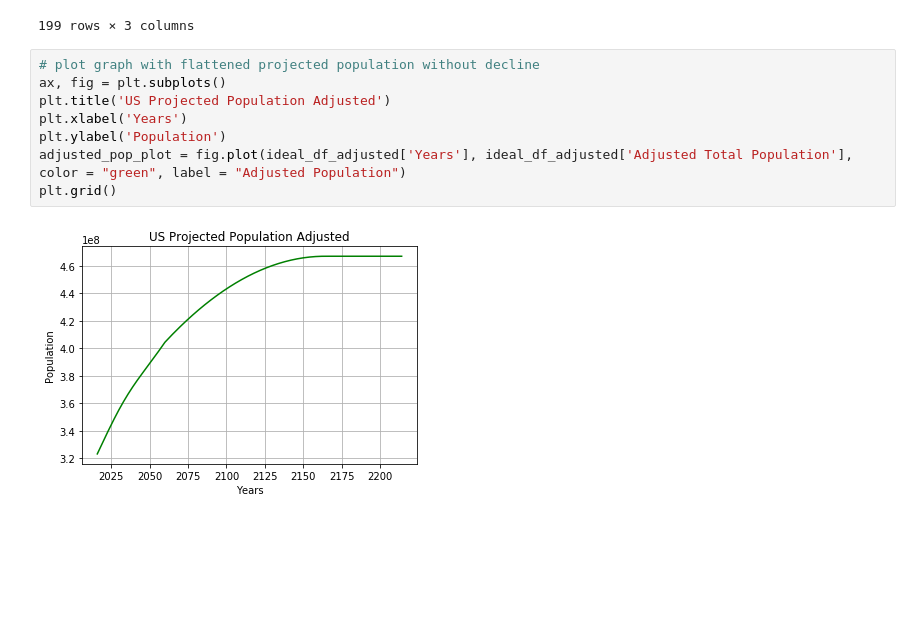
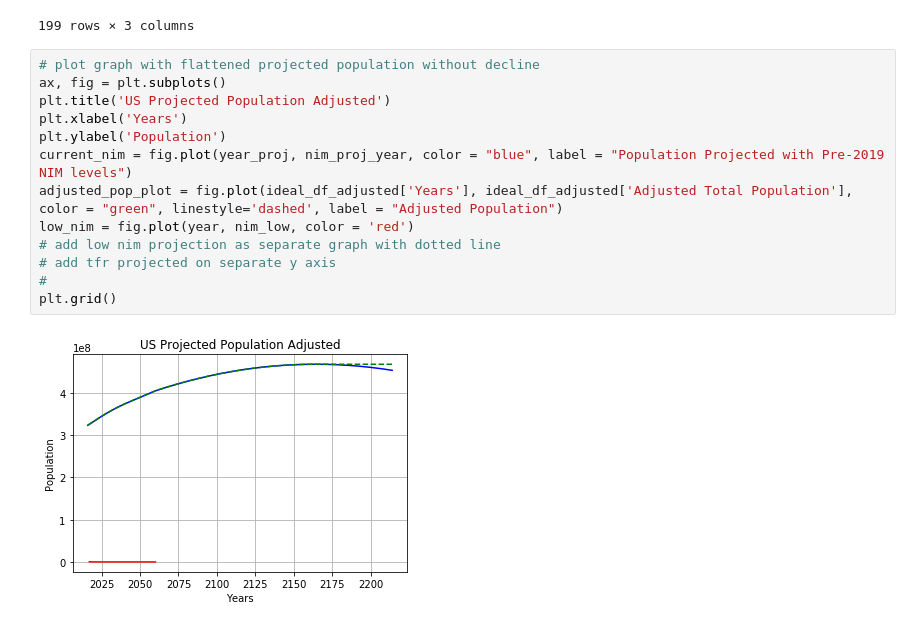
Before and after one commit to plowden/project-1-group-6, a Jupyter notebook: Net International Migration.ipynb, the cells around one changed output. Cells and saved outputs as stored; diff of their text form; blank space fills up the shorter version.

Commit message:
projected flat pop

```diff
--- a/Net International Migration.ipynb
+++ b/Net International Migration.ipynb
@@ -601,10 +602,15 @@ ideal_df_adjusted
 # %%
 # plot graph with flattened projected population without decline
 ax, fig = plt.subplots()
 plt.title('US Projected Population Adjusted')
 plt.xlabel('Years')
 plt.ylabel('Population')
-adjusted_pop_plot = fig.plot(ideal_df_adjusted['Years'], ideal_df_adjusted['Adjusted Total Population'], color = "green", label = "Adjusted Population")
+current_nim = fig.plot(year_proj, nim_proj_year, color = "blue", label = "Population Projected with Pre-2019 NIM levels")
+adjusted_pop_plot = fig.plot(ideal_df_adjusted['Years'], ideal_df_adjusted['Adjusted Total Population'], color = "green", linestyle='dashed', label = "Adjusted Population")
+low_nim = fig.plot(year, nim_low, color = 'red')
+# add low nim projection as separate graph with dotted line
+# add tfr projected on separate y axis
+#
 plt.grid()
 # %% [output]
-[figure, old version]
+[figure, new version]
```
Also changed, not shown: parts of 8 cells of this notebook.
